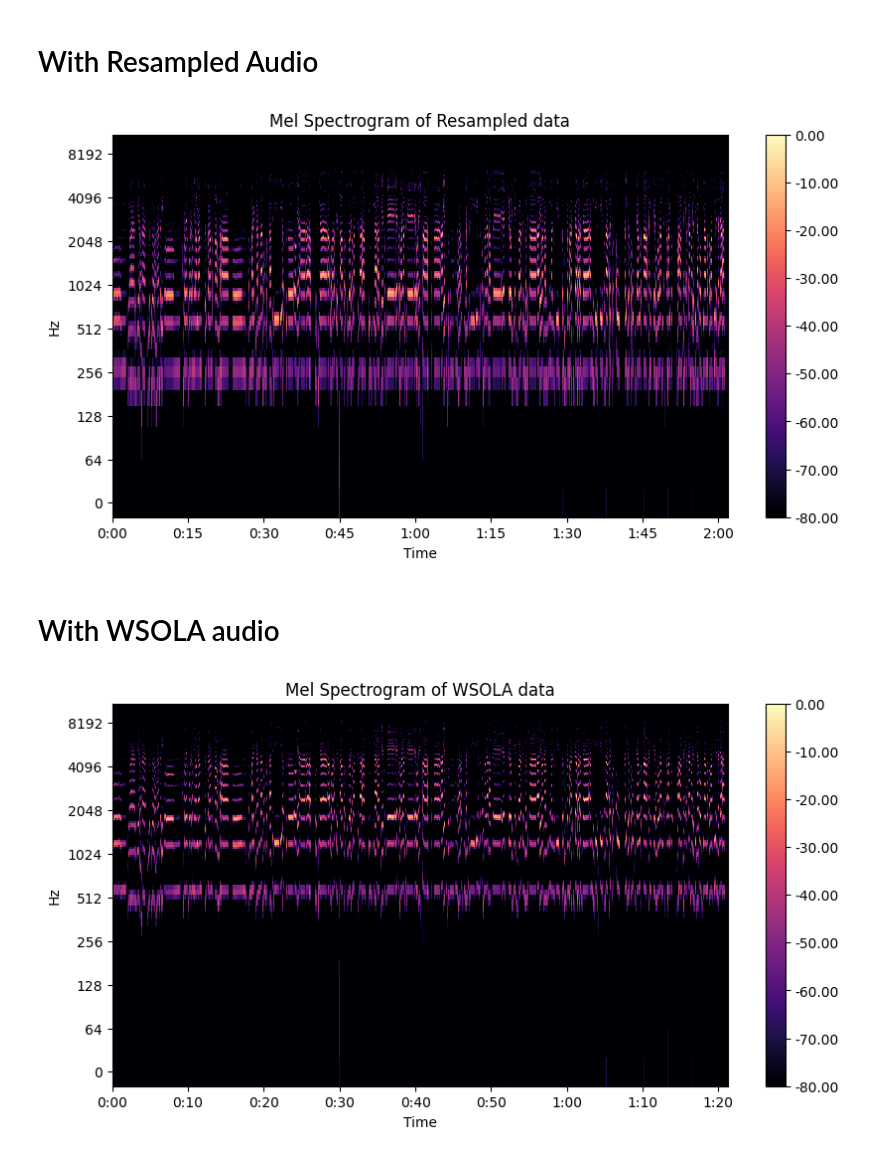
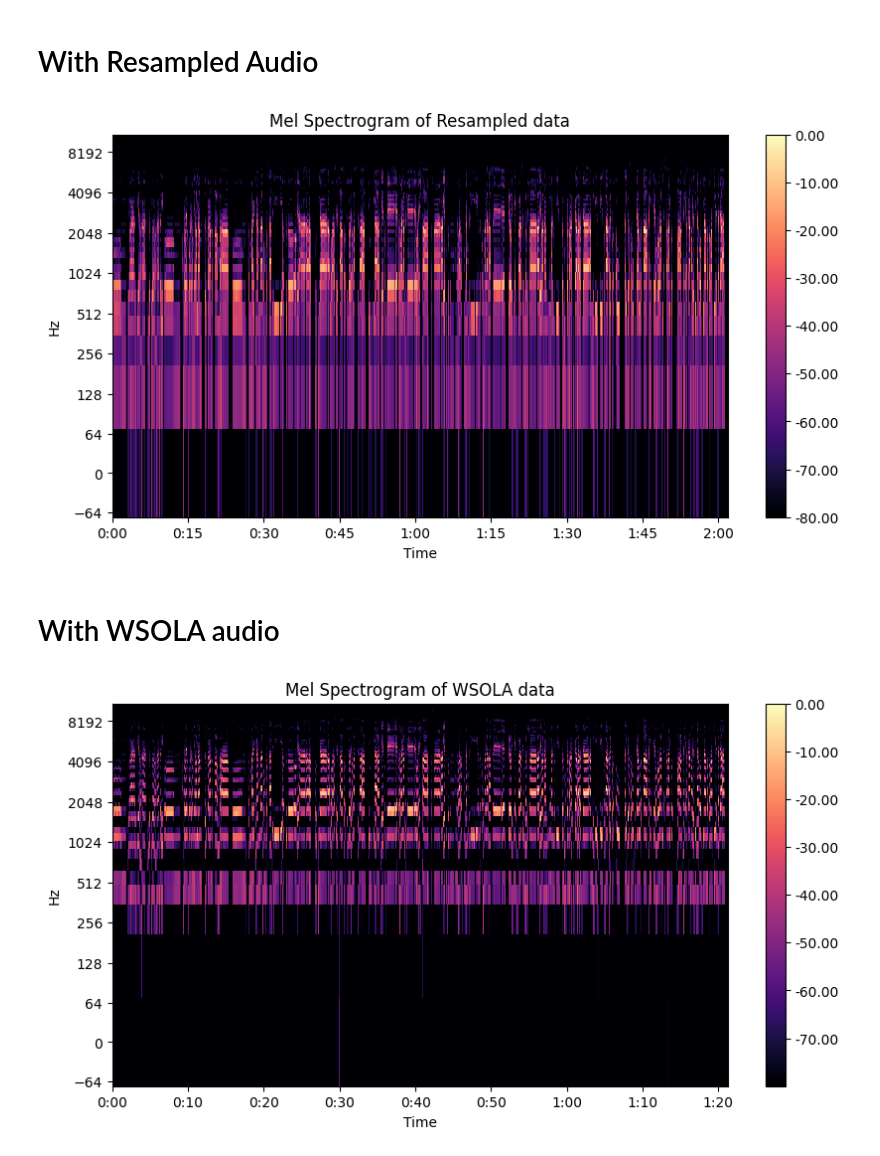
Before and after one commit to somewhereovertherainbo/audio_processing, a Jupyter notebook: audio_expt.ipynb, the cells around one changed output. Saved outputs shown, nothing was run; the diff lists cells and outputs as text; code cells hidden in the pictures.

```diff
--- a/audio_expt.ipynb
+++ b/audio_expt.ipynb
@@ -82,22 +82,22 @@ plt.show()
 # %%
 y_rs, sr_rs = librosa.load('/content/00_SR_change_2.wav')
 
 S_rs = librosa.feature.melspectrogram(y=y_rs,
                                   sr=sr_rs,
-                                  n_mels = 256)
+                                  n_mels = 80)
 S_rs_db_mel = librosa.amplitude_to_db(S_rs, ref = np.max)
 S_rs_db_mel.shape
 
 fig,ax =plt.subplots(figsize = (10,5))
 img = librosa.display.specshow(S_rs_db_mel,
                                x_axis = 'time',
                                y_axis = 'log',
                                ax= ax)
 ax.set_title('Mel Spectrogram of Resampled data')
 fig.colorbar(img, ax=ax, format = f'%0.2f')
 plt.show()
 # %% [output]
-[figure, old version]
+[figure, new version]
 # %% [markdown]
 # With WSOLA audio
 # %%
@@ -105,7 +105,7 @@ y_wsola, sr_wsola = librosa.load('/content/00_wsola_change.wav')
 
 S_wsola = librosa.feature.melspectrogram(y=y_wsola,
                                   sr=sr_wsola,
-                                  n_mels =  256)
+                                  n_mels =  80)
 S_wsola_db_mel = librosa.amplitude_to_db(S_wsola, ref = np.max)
 S_wsola_db_mel.shape
 
@@ -118,7 +118,7 @@ ax.set_title('Mel Spectrogram of WSOLA data')
 fig.colorbar(img, ax=ax, format = f'%0.2f')
 plt.show()
 # %% [output]
-[figure, old version]
+[figure, new version]
 # %%
 S_rs_db_mel.shape, S_wsola_db_mel.shape, S_db_mel.shape
 # %% [output]
```
Also changed, not shown: parts of 15 cells of this notebook.
